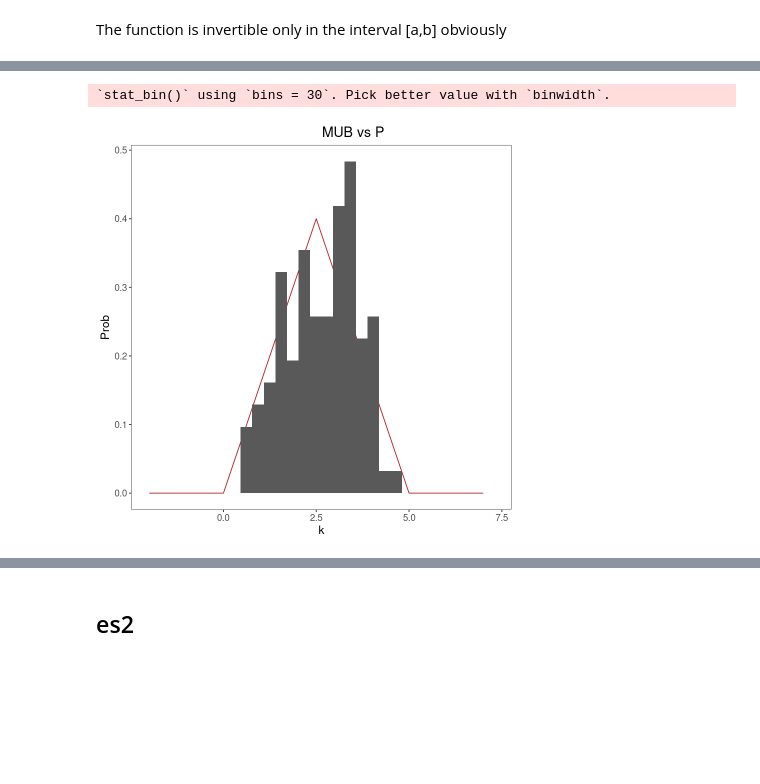
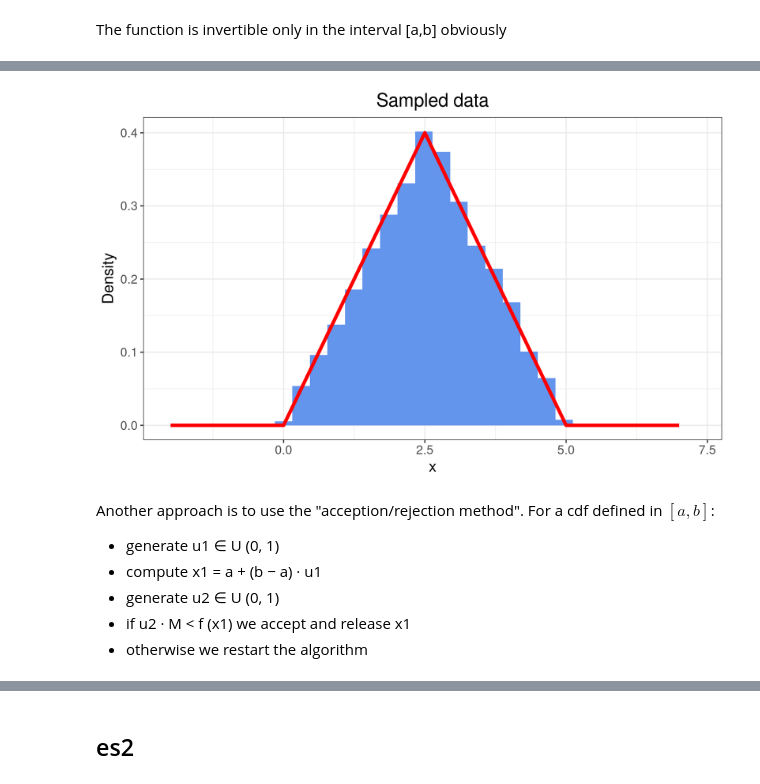
Before and after one commit to PietroCappelli/Advance_stat, a Jupyter notebook: Exercises/exercises03.ipynb, the cells around one changed output, grey strips where cells are left out. Saved outputs shown, nothing was run; the diff lists cells and outputs as text; code cells hidden in the pictures; blank space fills up the shorter version.

```diff
--- a/Exercises/exercises03.ipynb
+++ b/Exercises/exercises03.ipynb
@@ -88,14 +87,19 @@ samples <- r_func(10000)
 # %%
 #plotting
 triang_plot <- ggplot()+
-    geom_line(aes(x=x, y=triang(x,a,b,c)), color="firebrick") +
-    geom_histogram(aes(r_func(N), y=..density..))+
+    geom_histogram(aes(r_func(10000), y=..density..),bins=30, fill="cornflowerblue")+
+    geom_line(aes(x=x, y=triang(x,a,b,c)), color="red", lwd=1.5) +
     theme_bw() +
-    labs(title="MUB vs P", x="k",y="Prob")+
-    theme(text = element_text(size=14), plot.title = element_text( hjust = 0.6),
-        panel.background = element_blank(),panel.grid.major = element_blank(), panel.grid.minor = element_blank())
+    labs(title="Sampled data", x="x",y="Density")+
+    theme(text = element_text(size=14), plot.title = element_text( hjust = 0.5))
 
 triang_plot
 # %% [output]
-`stat_bin()` using `bins = 30`. Pick better value with `binwidth`.
-[figure, old version]
+[figure, new version]
+# %% [markdown]
+Another approach is to use the "acception/rejection method". For a cdf defined in $[a,b]$:
+- generate u1 ∈ U (0, 1)
+- compute x1 = a + (b − a) · u1
+- generate u2 ∈ U (0, 1)
+- if u2 · M < f (x1) we accept and release x1
+- otherwise we restart the algorithm
```
Also changed, not shown: parts of 19 cells of this notebook.
